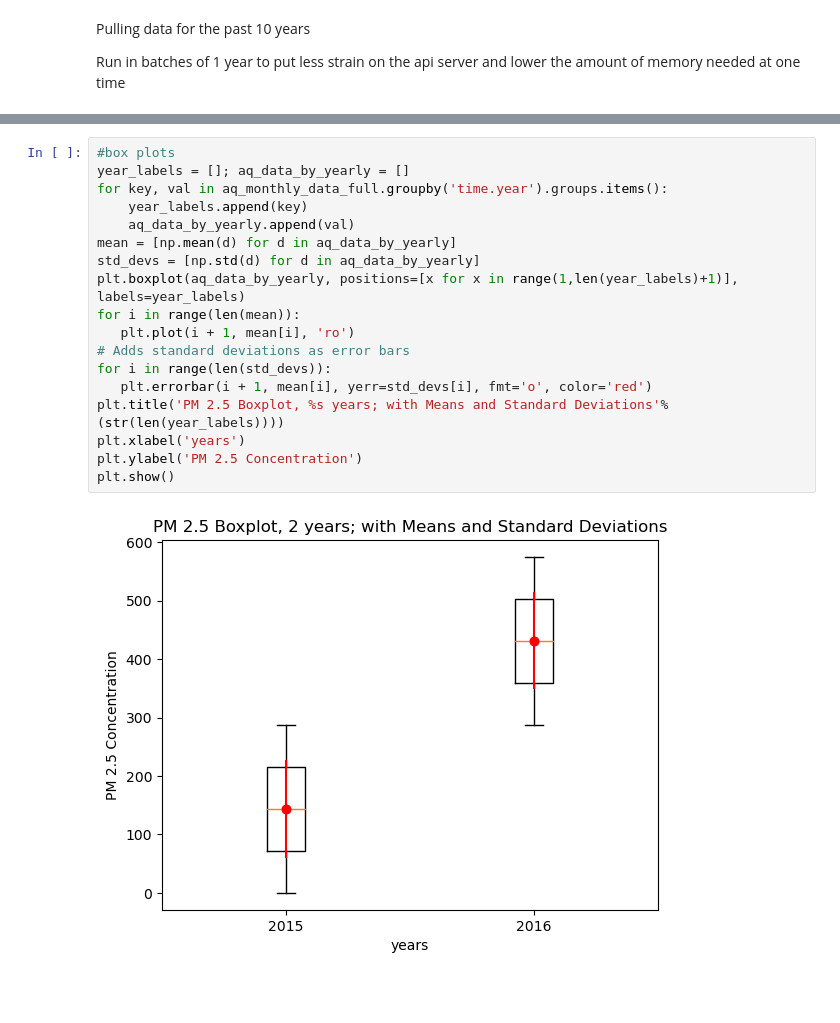
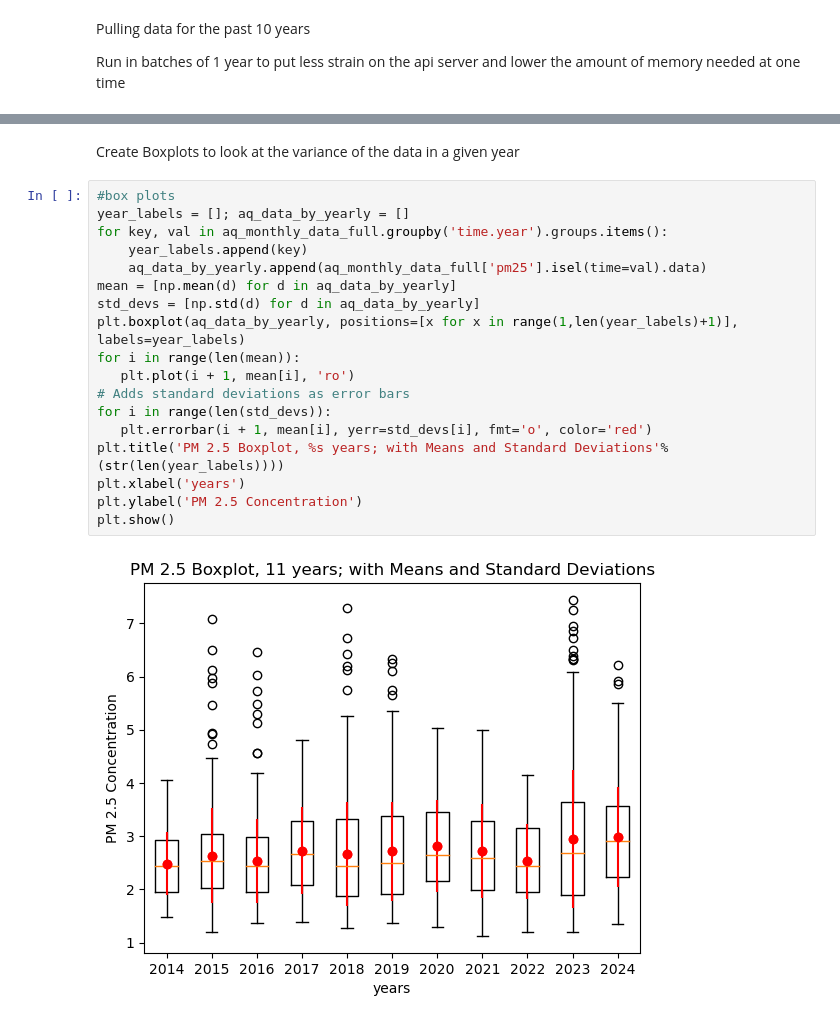
Before and after one commit to 8t88/Air-Quality, a Jupyter notebook: EDA.ipynb, the cells around one changed output, grey strips where cells are left out. Drawn from its saved outputs; the diff is of its cells as text; blank space fills up the shorter version.

```diff
--- a/EDA.ipynb
+++ b/EDA.ipynb
@@ -149,24 +141,26 @@ HTTP_services output:
 Downloading is done and find the downloaded files in your current working directory
-# %%
-#box plots
-year_labels = []; aq_data_by_yearly = []
-for key, val in aq_monthly_data_full.groupby('time.year').groups.items():
-    year_labels.append(key)
-    aq_data_by_yearly.append(val)
-mean = [np.mean(d) for d in aq_data_by_yearly]
-std_devs = [np.std(d) for d in aq_data_by_yearly]
-plt.boxplot(aq_data_by_yearly, positions=[x for x in range(1,len(year_labels)+1)], labels=year_labels)
-for i in range(len(mean)):
-   plt.plot(i + 1, mean[i], 'ro')
-# Adds standard deviations as error bars
-for i in range(len(std_devs)):
-   plt.errorbar(i + 1, mean[i], yerr=std_devs[i], fmt='o', color='red')
-plt.title('PM 2.5 Boxplot, %s years; with Means and Standard Deviations'%(str(len(year_labels))))
-plt.xlabel('years')
-plt.ylabel('PM 2.5 Concentration')
-plt.show()
-# %% [output]
-[figure, removed]
+# %% [markdown]
+Create Boxplots to look at the variance of the data in a given year
+# %%
+#box plots
+year_labels = []; aq_data_by_yearly = []
+for key, val in aq_monthly_data_full.groupby('time.year').groups.items():
+    year_labels.append(key)
+    aq_data_by_yearly.append(aq_monthly_data_full['pm25'].isel(time=val).data)
+mean = [np.mean(d) for d in aq_data_by_yearly]
+std_devs = [np.std(d) for d in aq_data_by_yearly]
+plt.boxplot(aq_data_by_yearly, positions=[x for x in range(1,len(year_labels)+1)], labels=year_labels)
+for i in range(len(mean)):
+   plt.plot(i + 1, mean[i], 'ro')
+# Adds standard deviations as error bars
+for i in range(len(std_devs)):
+   plt.errorbar(i + 1, mean[i], yerr=std_devs[i], fmt='o', color='red')
+plt.title('PM 2.5 Boxplot, %s years; with Means and Standard Deviations'%(str(len(year_labels))))
+plt.xlabel('years')
+plt.ylabel('PM 2.5 Concentration')
+plt.show()
+# %% [output]
+[figure, added]
 # %%
 print(aq_monthly_data_full.groupby('time.year').mean()['pm25'])
 # %% [output]
```
Also changed, not shown: parts of 8 cells of this notebook.
